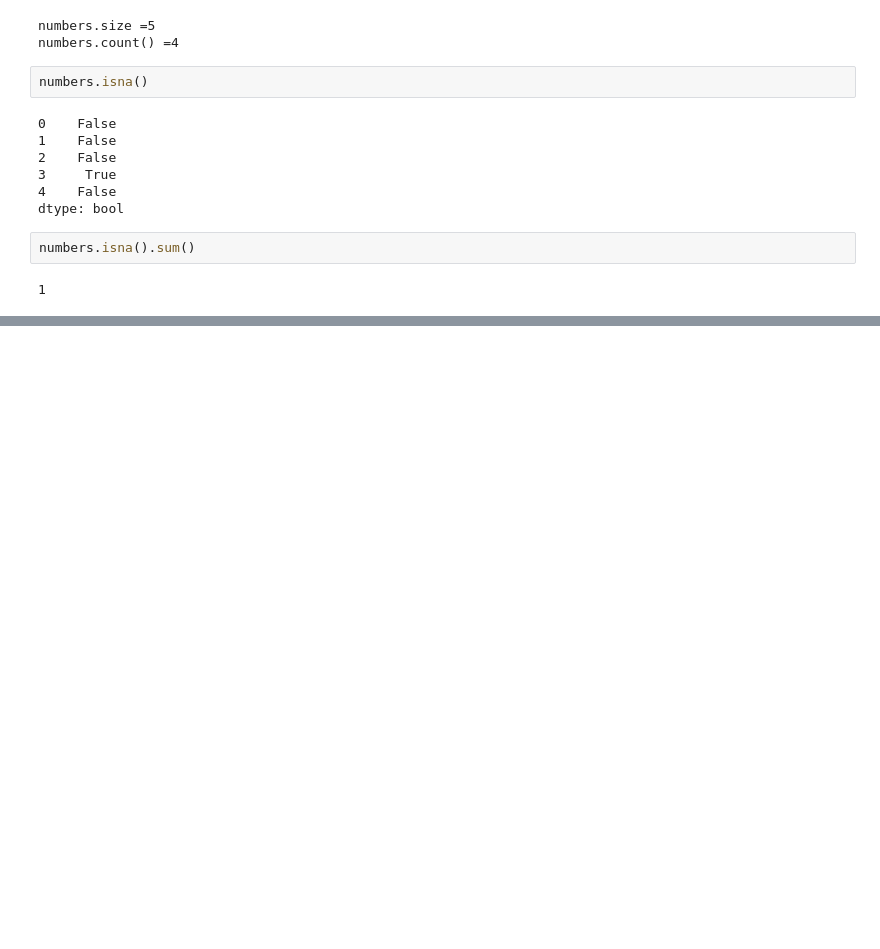
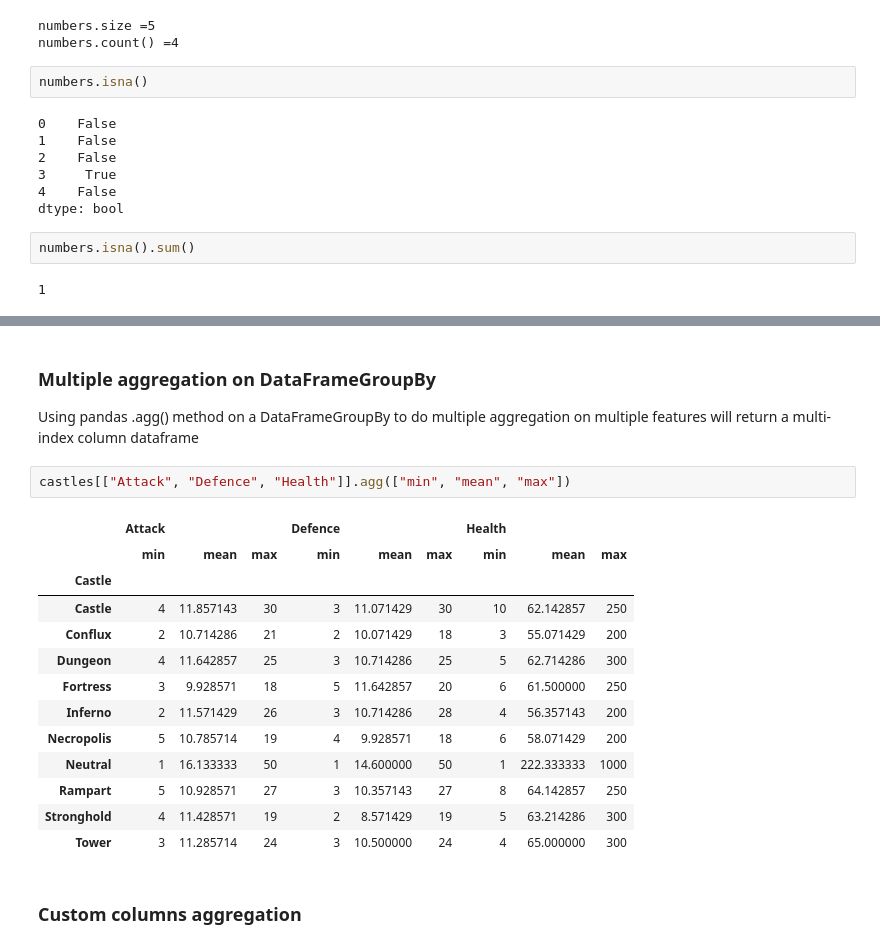
Before and after one commit to MaryKavalion/Data_Processing-Mary-Kavalionak, a Jupyter notebook: Code-Alongs/Aggregations_rus_notes.ipynb, the cells around one changed output, grey strips where cells are left out. Cells and saved outputs as stored; diff of their text form; blank space fills up the shorter version.

```diff
--- a/Code-Alongs/Aggregations_rus_notes.ipynb
+++ b/Code-Alongs/Aggregations_rus_notes.ipynb
@@ -145,0 +564,22 @@ numbers.isna().sum()
+# %% [markdown]
+### Multiple aggregation on DataFrameGroupBy
+
+Using pandas .agg() method on a DataFrameGroupBy to do multiple aggregation on multiple features will return a multi-index column dataframe
+# %%
+castles[["Attack", "Defence", "Health"]].agg(["min", "mean", "max"])
+# %% [output]
+|  | Attack |  |  | Defence |  |  | Health |  |  |
+|  | min | mean | max | min | mean | max | min | mean | max |
+| Castle |  |  |  |  |  |  |  |  |  |
+| Castle | 4 | 11.857143 | 30 | 3 | 11.071429 | 30 | 10 | 62.142857 | 250 |
+| Conflux | 2 | 10.714286 | 21 | 2 | 10.071429 | 18 | 3 | 55.071429 | 200 |
+| Dungeon | 4 | 11.642857 | 25 | 3 | 10.714286 | 25 | 5 | 62.714286 | 300 |
+| Fortress | 3 | 9.928571 | 18 | 5 | 11.642857 | 20 | 6 | 61.500000 | 250 |
+| Inferno | 2 | 11.571429 | 26 | 3 | 10.714286 | 28 | 4 | 56.357143 | 200 |
+| Necropolis | 5 | 10.785714 | 19 | 4 | 9.928571 | 18 | 6 | 58.071429 | 200 |
+| Neutral | 1 | 16.133333 | 50 | 1 | 14.600000 | 50 | 1 | 222.333333 | 1000 |
+| Rampart | 5 | 10.928571 | 27 | 3 | 10.357143 | 27 | 8 | 64.142857 | 250 |
+| Stronghold | 4 | 11.428571 | 19 | 2 | 8.571429 | 19 | 5 | 63.214286 | 300 |
+| Tower | 3 | 11.285714 | 24 | 3 | 10.500000 | 24 | 4 | 65.000000 | 300 |
+# %% [markdown]
+### Custom columns aggregation
```
Also changed, not shown: parts of 58 cells of this notebook.
